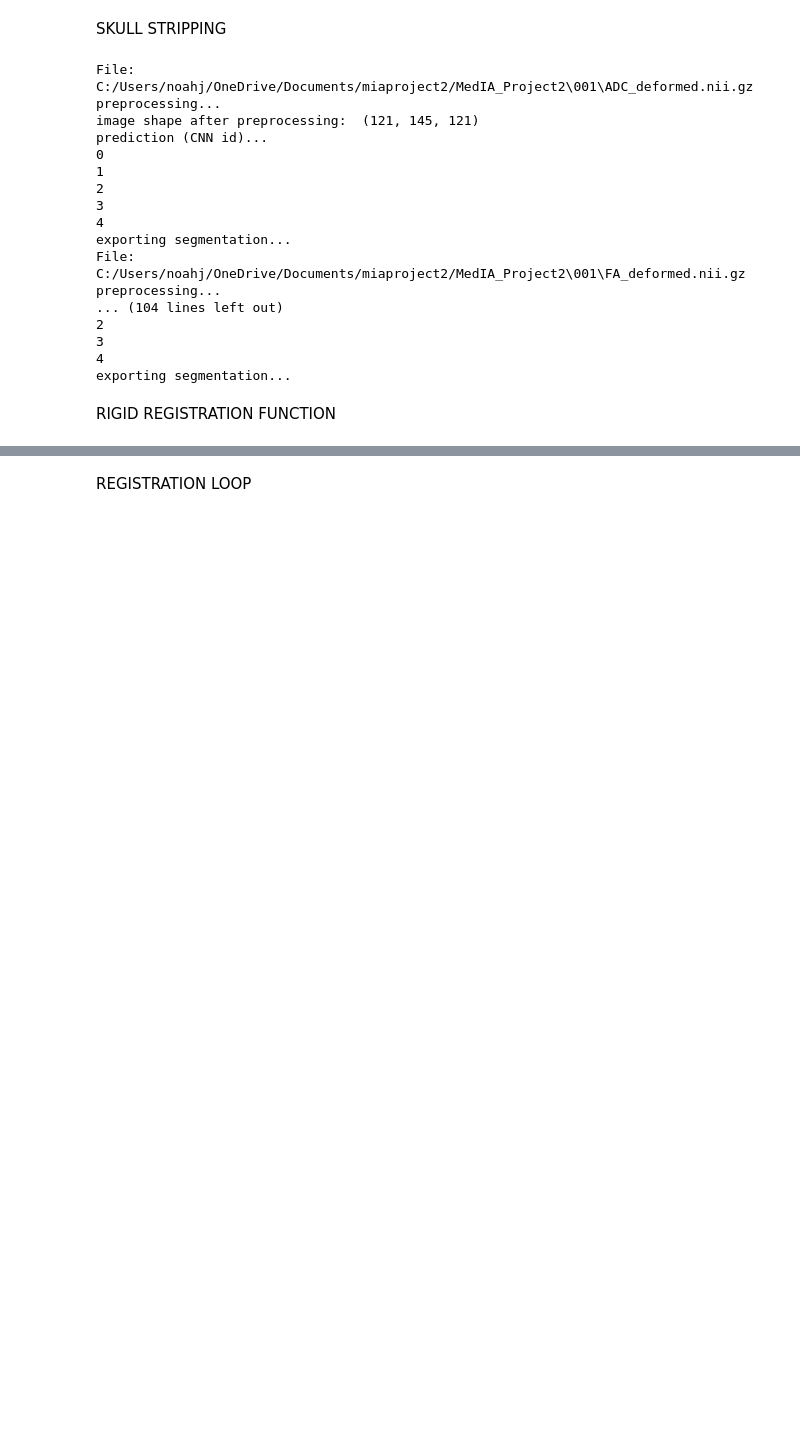
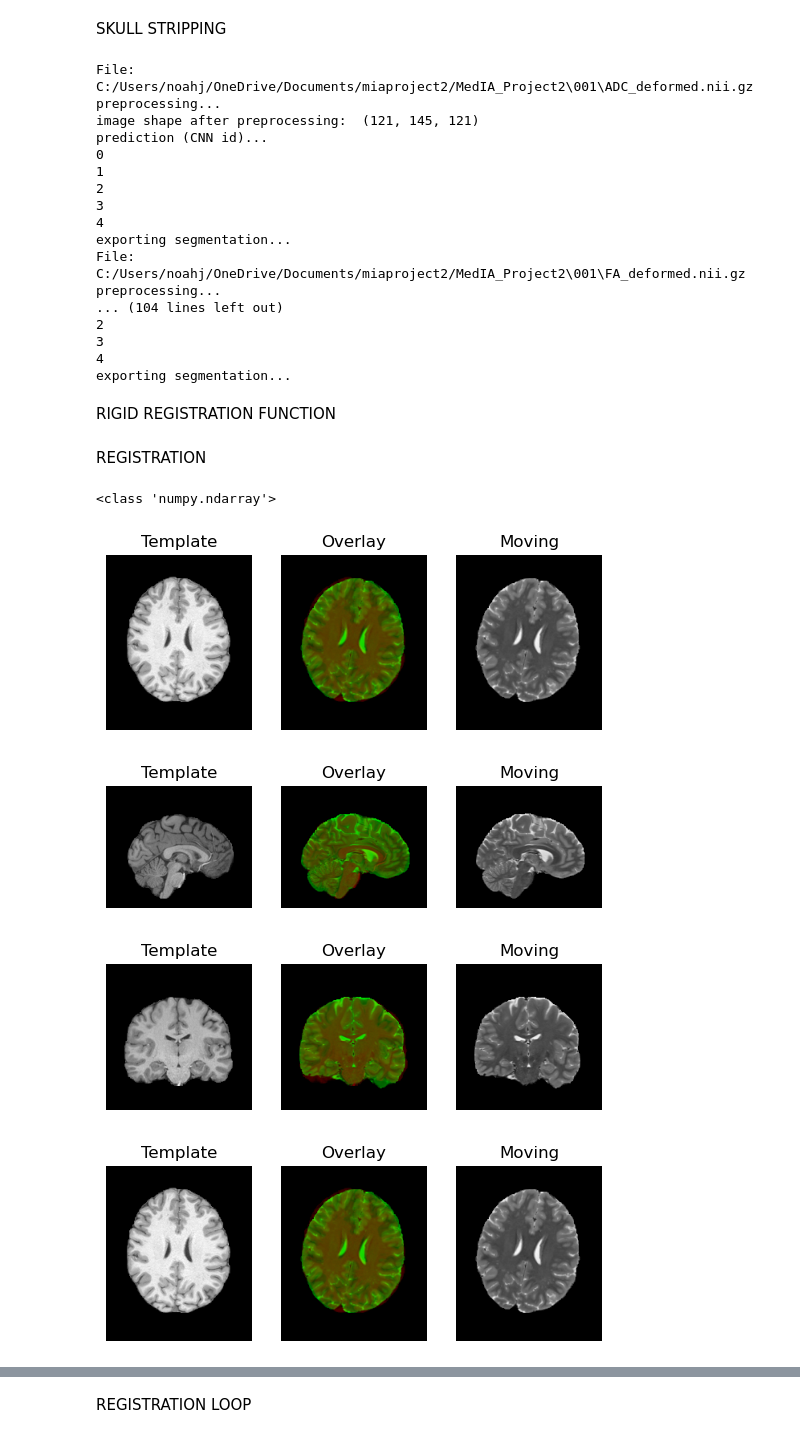
Before and after one commit to nibafanfan/Medical-Image-Analysis-Project, a Jupyter notebook: pre_process.ipynb, the cells around one changed output, grey strips where cells are left out. Saved outputs shown, nothing was run; the diff lists cells and outputs as text; code cells hidden in the pictures; blank space fills up the shorter version.

Commit message:
initial results with dipy registration

```diff
--- a/pre_process.ipynb
+++ b/pre_process.ipynb
@@ -66,3 +74,5 @@ def registerRigid(fixed, moving, T2, lr, printmetric=False):
     print('Final metric value: {0}'.format(registration_method.GetMetricValue()))
     print('Optimizer\'s stopping condition, {0}'.format(registration_method.GetOptimizerStopConditionDescription()))
     return final_transform
+# %% [markdown]
+REGISTRATION
@@ -68,0 +108,29 @@ def registerRigid(fixed, moving, T2, lr, printmetric=False):
+# %%
+moving_img = nib.load(os.path.join(datadir, "001", "T2w_1mm_noalign_bet.nii.gz"))
+template_img = nib.load(os.path.join(datadir, "001", "T1w_1mm_bet.nii.gz"))
+moving_data = moving_img.get_fdata()
+moving_affine = moving_img.affine
+template_data = template_img.get_fdata()
+template_affine = template_img.affine
+print(type(moving_data))
+# %% [output]
+<class 'numpy.ndarray'>
+# %%
+identity = np.eye(4)
+affine_map = AffineMap(identity,
+                       template_data.shape, template_affine,
+                       moving_data.shape, moving_affine)
+resampled = affine_map.transform(moving_data)
+regtools.overlay_slices(template_data, moving_data, None, 0,
+                        "Template", "Moving")
+
+regtools.overlay_slices(template_data, moving_data, None, 1,
+                        "Template", "Moving")
+
+regtools.overlay_slices(template_data, moving_data, None, 2,
+                        "Template", "Moving")
+# %% [output]
+[figure, added]
+[figure, added]
+[figure, added]
+[figure, added]
```
Also changed, not shown: parts of 7 cells of this notebook.
